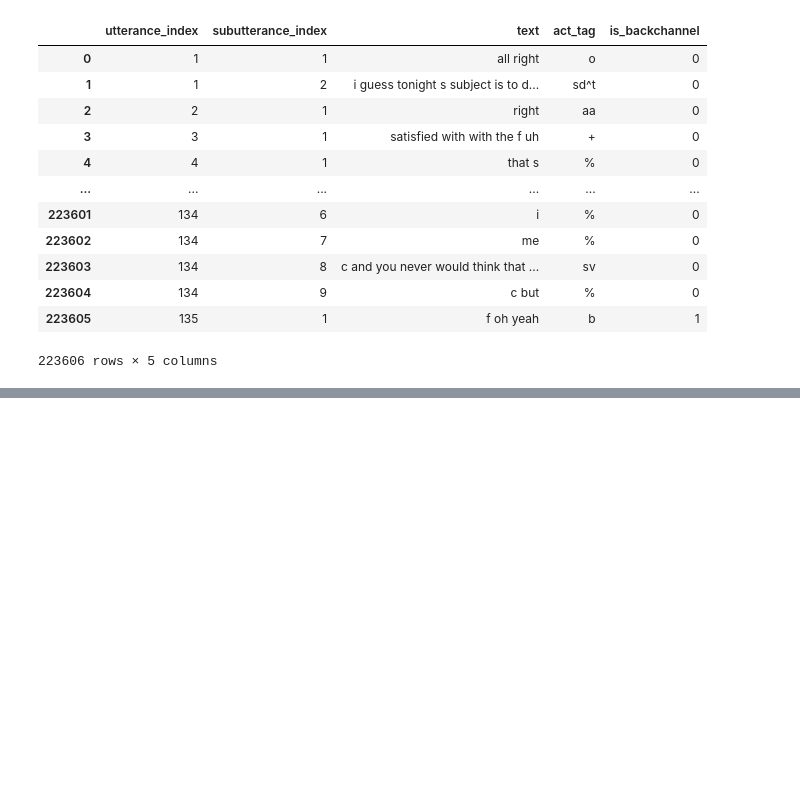
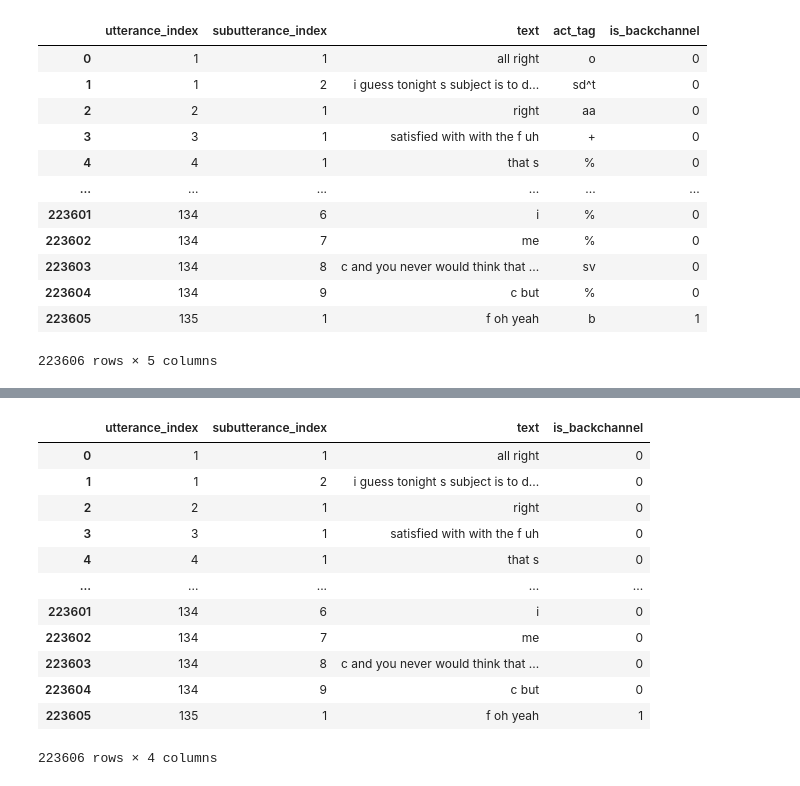
Before and after one commit to komekez/aye-aye, a Jupyter notebook: backchanneling.ipynb, the cells around one changed output, grey strips where cells are left out. Drawn from its saved outputs; the diff is of its cells as text; code cells hidden in the pictures; blank space fills up the shorter version.

```diff
--- a/backchanneling.ipynb
+++ b/backchanneling.ipynb
@@ -106,0 +64,24 @@ display(swda_df)
+# %%
+#Preprocessing the data
+
+#converting all the text to lower
+swda_df['text'] = swda_df['text'].str.lower()
+
+#Removing Punctuations
+punctuation = string.punctuation
+swda_df['text'] = swda_df['text'].apply(lambda x:' '.join(word for word in x.split() if word not in punctuation))
+
+#punkt is a sentence tokenizer which converts the text into sentences and uses unsupervised learning for abbreviations
+nltk.download('punkt')
+
+#Remove non-alphabetical character function by using regex
+swda_df['text']=swda_df['text'].apply(lambda x: " ".join([re.sub('[^A-Za-z]+','', x) for x in nltk.word_tokenize(x)]))
+swda_df['text']=swda_df['text'].apply(lambda x: re.sub(' +', ' ', x))
+
+#Performing word contraction using library
+swda_df['no_contract'] = swda_df['text'].apply(lambda x: [contractions.fix(word) for word in x.split()])
+swda_df['text'] = [' '.join(map(str, l)) for l in swda_df['no_contract']]
+swda_df = swda_df.drop(['no_contract', 'act_tag'], axis='columns')
+
+display(swda_df)
+# %% [output]
@@ -106,0 +90,13 @@ display(swda_df)
+|  | utterance_index | subutterance_index | text | is_backchannel |
+| 0 | 1 | 1 | all right | 0 |
+| 1 | 1 | 2 | i guess tonight s subject is to d... | 0 |
+| 2 | 2 | 1 | right | 0 |
+| 3 | 3 | 1 | satisfied with with the f uh | 0 |
+| 4 | 4 | 1 | that s | 0 |
+| ... | ... | ... | ... | ... |
+| 223601 | 134 | 6 | i | 0 |
+| 223602 | 134 | 7 | me | 0 |
+| 223603 | 134 | 8 | c and you never would think that ... | 0 |
+| 223604 | 134 | 9 | c but | 0 |
+| 223605 | 135 | 1 | f oh yeah | 1 |
+223606 rows × 4 columns
```
Also changed, not shown: parts of 7 cells of this notebook.
